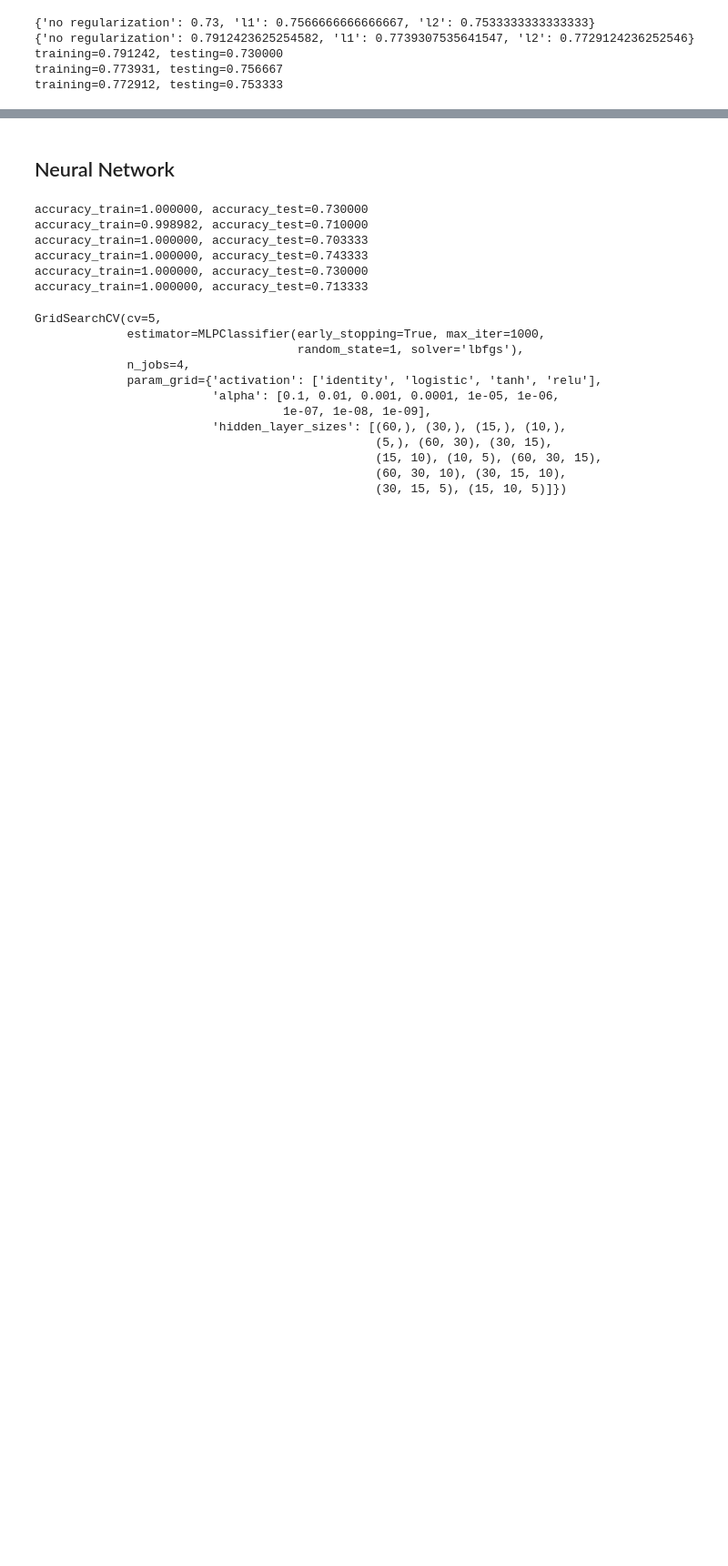
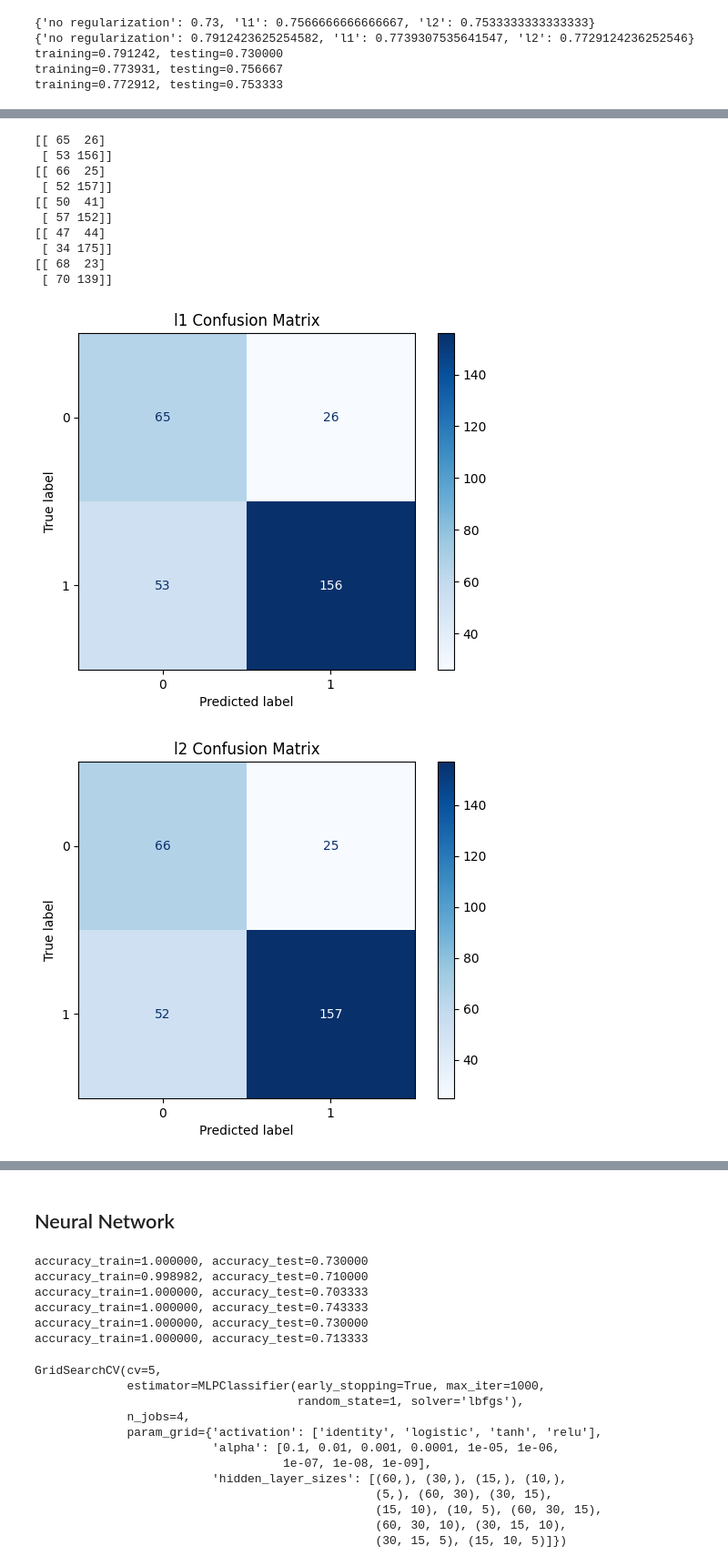
Before and after one commit to JETSlN/ML-Project, a Jupyter notebook: MLPROJECT.ipynb, the cells around one changed output, grey strips where cells are left out. Shown at 91% size. Cells and saved outputs as stored; diff of their text form; code cells hidden in the pictures; blank space fills up the shorter version.

```diff
--- a/MLPROJECT.ipynb
+++ b/MLPROJECT.ipynb
@@ -493,0 +544,43 @@ plt.show()
+# %%
+# get scores for different kernels
+from collections import defaultdict
+
+training_accuracy = defaultdict(list)
+testing_accuracy  = defaultdict(list)
+degree = 2
+
+for kernel in ["l1", "l2", "poly", "rbf", "sigmoid"]:
+    c = best_c[kernel][1]
+    if kernel in ["l1", "l2"]:
+        clf = LinearSVC(penalty=kernel, loss="squared_hinge", C=c, dual=False, max_iter=10000)
+    else:
+        clf = SVC(kernel=kernel, C=c, degree=degree)
+    clf.fit(X_train, y_train)  # train on train set
+    train_accuracy = accuracy_score(y_train, clf.predict(X_train))
+    test_accuracy  = accuracy_score(y_test, clf.predict(X_test))
+
+    training_accuracy[kernel].append(train_accuracy)
+    testing_accuracy[kernel].append(test_accuracy)
+
+    # print confusion matrix
+    disp = ConfusionMatrixDisplay.from_estimator(
+        clf,
+        X_test,
+        y_test,
+        cmap=plt.cm.Blues,
+    )
+    disp.ax_.set_title(f"{kernel} Confusion Matrix")
+    print(disp.confusion_matrix)
+# %% [output]
+[[ 65  26]
+ [ 53 156]]
+[[ 66  25]
+ [ 52 157]]
+[[ 50  41]
+ [ 57 152]]
+[[ 47  44]
+ [ 34 175]]
+[[ 68  23]
+ [ 70 139]]
+[figure, added]
+[figure, added]
```
Also changed, not shown: parts of 18 cells of this notebook.
